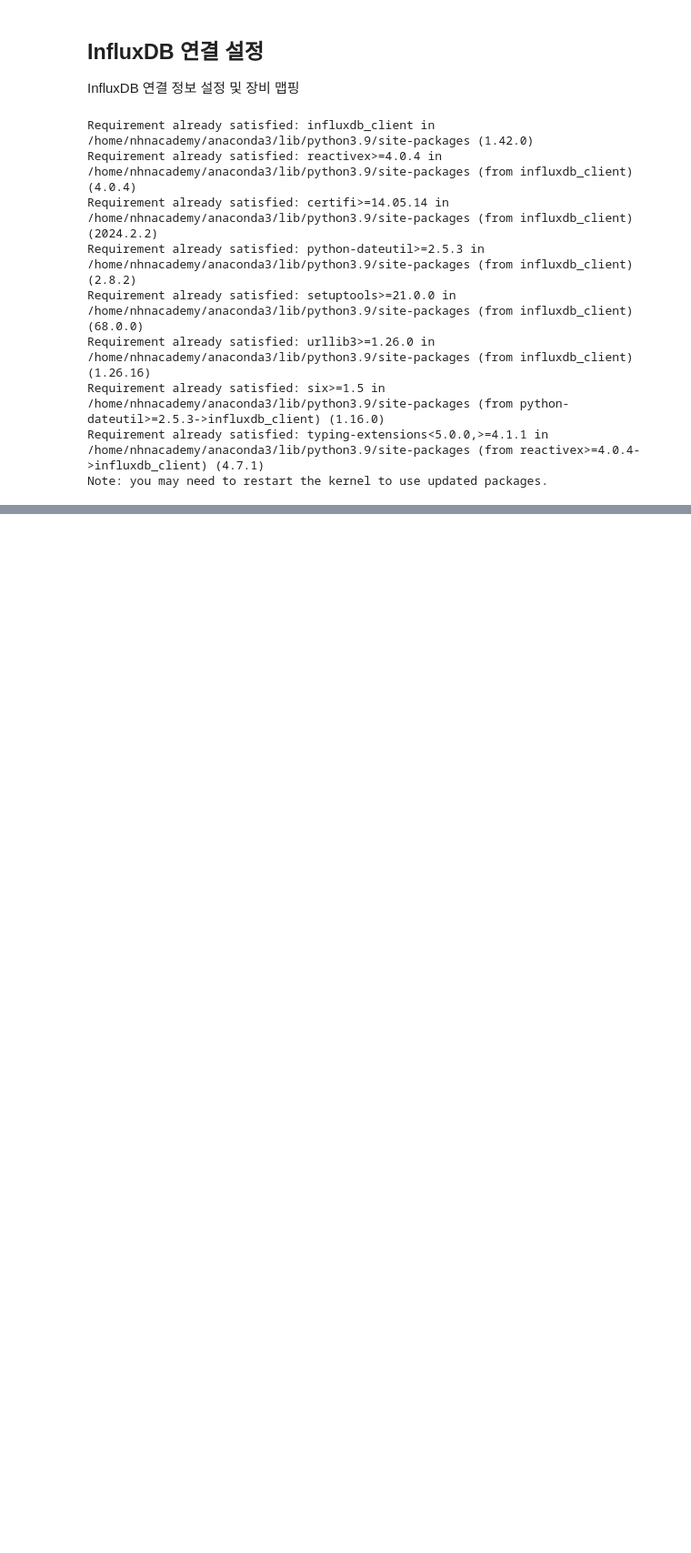
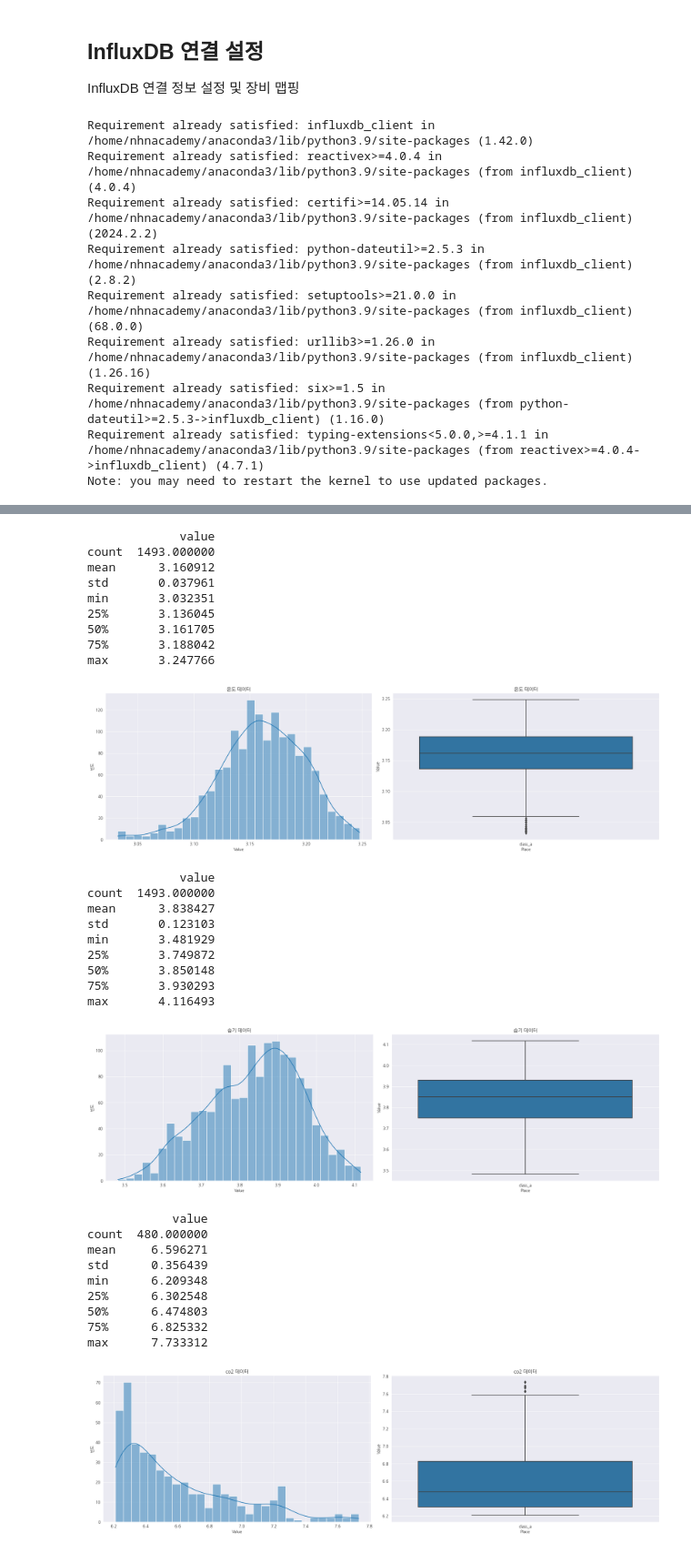
Before and after one commit to Maru375/smoothing_ml2, a Jupyter notebook: 데이터 수집 및 병합.ipynb, the cells around one changed output, grey strips where cells are left out. Shown at 91% size. Cells and saved outputs as stored; diff of their text form; code cells hidden in the pictures; blank space fills up the shorter version.

```diff
--- a/데이터 수집 및 병합.ipynb
+++ b/데이터 수집 및 병합.ipynb
@@ -23,8 +23,13 @@ import matplotlib as mpl
 import matplotlib.pyplot as plt
 from scipy.stats import zscore
 from datetime import datetime, timedelta
-from datetime import datetime, timedelta
 from influxdb_client import InfluxDBClient
+from sklearn.ensemble import IsolationForest
+from sklearn.cluster import DBSCAN
+
+# 한글 폰트 설정
+mpl.rcParams['font.family'] = 'NanumGothic'
+mpl.rcParams['axes.unicode_minus'] = False
 # %%
 # InfluxDB 설정 정보
 url = "http://133.186.144.22:8086"
@@ -484,3 +528,40 @@ print(counter_total_df.head(2), "\n")
                    time  value    place                  location
 670 2024-04-15 01:00:00    0.0  class_a   line_periodic_data_1_in
 694 2024-04-15 01:00:00    0.0  class_a  line_periodic_data_1_out
+# %%
+plot(temperature_total_df, "온도 데이터")
+plot(humidity_total_df, "습기 데이터")
+plot(co2_total_df, "co2 데이터")
+plot(illumination_total_df, "조도 데이터")
+plot(counter_total_df, "이동 감지 데이터")
+# %% [output]
+             value
+count  1493.000000
+mean      3.160912
+std       0.037961
+min       3.032351
+25%       3.136045
+50%       3.161705
+75%       3.188042
+max       3.247766
+[figure, added]
+             value
+count  1493.000000
+mean      3.838427
+std       0.123103
+min       3.481929
+25%       3.749872
+50%       3.850148
+75%       3.930293
+max       4.116493
+[figure, added]
+            value
+count  480.000000
+mean     6.596271
+std      0.356439
+min      6.209348
+25%      6.302548
+50%      6.474803
+75%      6.825332
+max      7.733312
+[figure, added]
```
Also changed, not shown: parts of 9 cells of this notebook, 15 other files.
